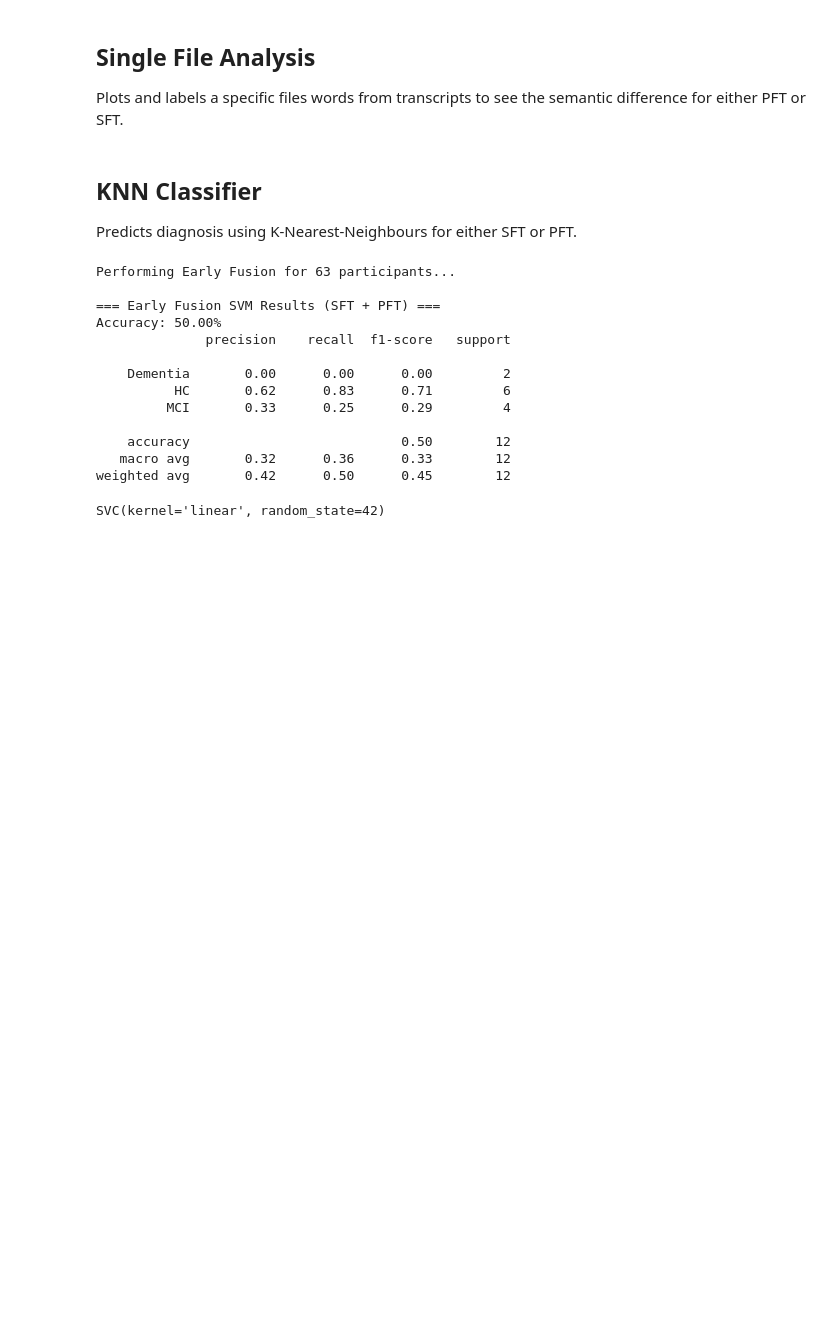
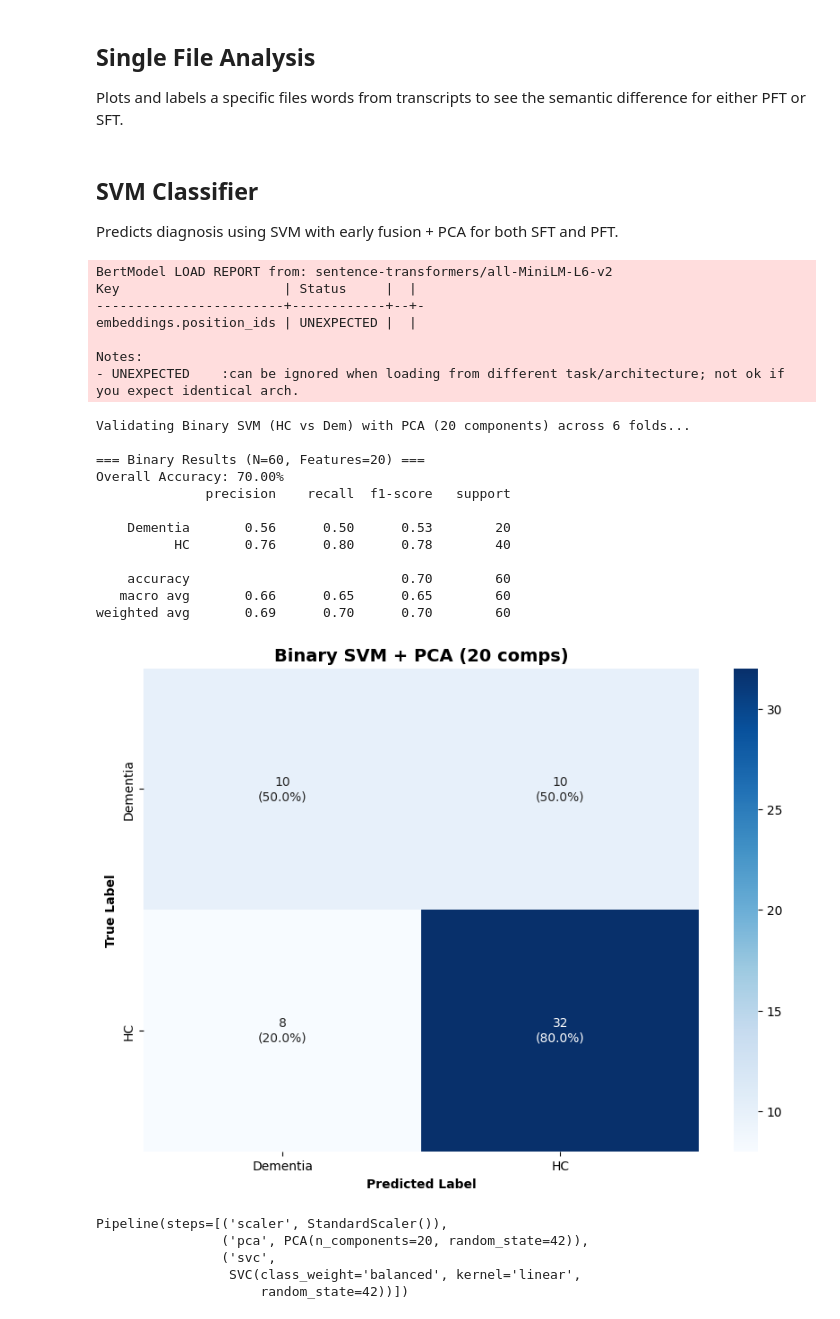
Before and after one commit to bentindal/cognospeak-pft-sft-pauses-data-analysis, a Jupyter notebook: LLM_analysis.ipynb, the cells around one changed output. Cells and saved outputs as stored; diff of their text form; code cells hidden in the pictures; blank space fills up the shorter version.

```diff
--- a/LLM_analysis.ipynb
+++ b/LLM_analysis.ipynb
@@ -31,25 +20,38 @@ from clustering_and_classification import generate_single_file_embeddings
 single_file_df = generate_single_file_embeddings(file_number='097')
 visualise_by_diagnosis(single_file_df, task_filter='PFT')
 # %% [markdown]
-## KNN Classifier
+## SVM Classifier
 
-Predicts diagnosis using K-Nearest-Neighbours for either SFT or PFT.
+Predicts diagnosis using SVM with early fusion + PCA for both SFT and PFT.
-# %%
-from clustering_and_classification import train_fusion_svm_classifier
-
-train_fusion_svm_classifier(results_dataframe)
-# %% [output]
-Performing Early Fusion for 63 participants...
-
-=== Early Fusion SVM Results (SFT + PFT) ===
-Accuracy: 50.00%
-              precision    recall  f1-score   support
-
-    Dementia       0.00      0.00      0.00         2
-          HC       0.62      0.83      0.71         6
-         MCI       0.33      0.25      0.29         4
-
-    accuracy                           0.50        12
-   macro avg       0.32      0.36      0.33        12
-weighted avg       0.42      0.50      0.45        12
-SVC(kernel='linear', random_state=42)
+# %%
+from clustering_and_classification import train_fusion_svm_binary_pca, generate_diagnosis_embeddings
+
+results_dataframe = generate_diagnosis_embeddings(data_dir='data')
+
+train_fusion_svm_binary_pca(results_dataframe, k_folds=6, n_components=20)
+# %% [output]
+BertModel LOAD REPORT from: sentence-transformers/all-MiniLM-L6-v2
+Key                     | Status     |  |
+------------------------+------------+--+-
+embeddings.position_ids | UNEXPECTED |  |
+
+Notes:
+- UNEXPECTED    :can be ignored when loading from different task/architecture; not ok if you expect identical arch.
+Validating Binary SVM (HC vs Dem) with PCA (20 components) across 6 folds...
+
+=== Binary Results (N=60, Features=20) ===
+Overall Accuracy: 70.00%
+              precision    recall  f1-score   support
+
+    Dementia       0.56      0.50      0.53        20
+          HC       0.76      0.80      0.78        40
+
+    accuracy                           0.70        60
+   macro avg       0.66      0.65      0.65        60
+weighted avg       0.69      0.70      0.70        60
+[figure, added]
+Pipeline(steps=[('scaler', StandardScaler()),
+                ('pca', PCA(n_components=20, random_state=42)),
+                ('svc',
+                 SVC(class_weight='balanced', kernel='linear',
+                     random_state=42))])
```
Also changed, not shown: parts of 1 cell of this notebook, 2 other files.
